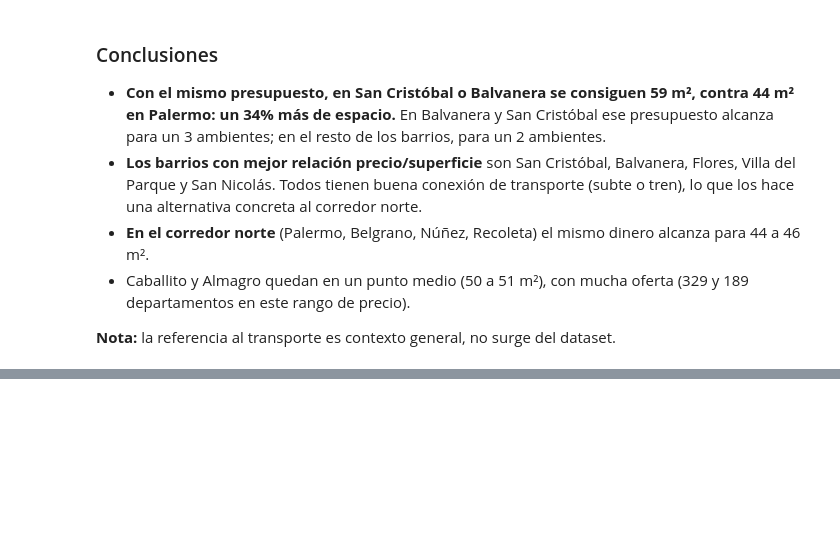
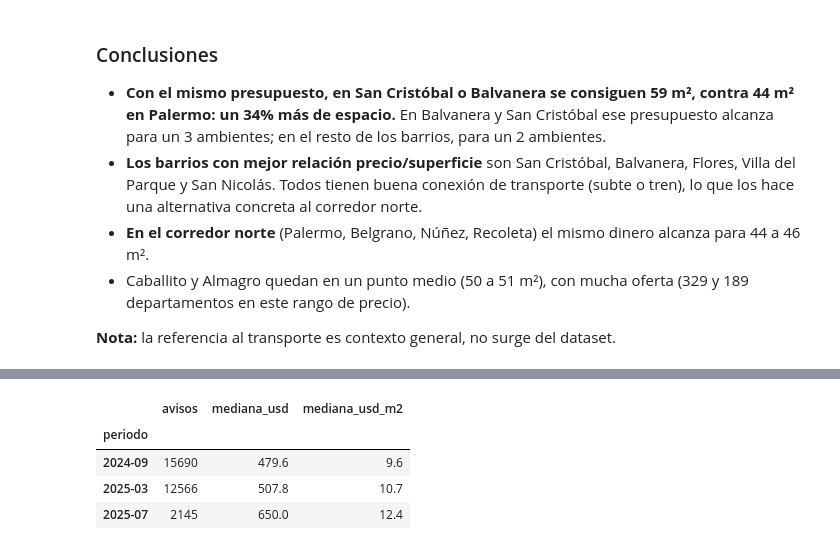
Before and after one commit to magaliorellana01/radar-inmobiliario-caba, a Jupyter notebook: notebooks/02_analisis.ipynb, the cells around one changed output, grey strips where cells are left out. Saved outputs shown, nothing was run; the diff lists cells and outputs as text; code cells hidden in the pictures; blank space fills up the shorter version.

```diff
--- a/notebooks/02_analisis.ipynb
+++ b/notebooks/02_analisis.ipynb
@@ -239,0 +252,28 @@ guardar(fig, "05_m2_con_presupuesto");
+# %%
+from src.analysis import (
+    cambios_mismo_aviso,
+    inflacion_acumulada,
+    pct_en_usd_composicion_fija,
+    pct_en_usd_por_ambientes,
+    una_por_periodo,
+    variacion_composicion_fija,
+)
+from src.charts import pct_usd_por_tipologia, variaciones_vs_referencias
+
+periodos = una_por_periodo(df)
+periodos["pesos_m2"] = periodos["precio_usd_m2"] * periodos["tc"]
+
+inflacion = pd.read_csv("../data/external/inflacion.csv")
+tipo_cambio = pd.read_csv("../data/external/tipo_cambio.csv", parse_dates=["fecha"]).set_index("fecha")
+
+periodos.groupby("periodo").agg(
+    avisos=("id", "size"),
+    mediana_usd=("precio_usd", "median"),
+    mediana_usd_m2=("precio_usd_m2", "median"),
+)
+# %% [output]
+|  | avisos | mediana_usd | mediana_usd_m2 |
+| periodo |  |  |  |
+| 2024-09 | 15690 | 479.6 | 9.6 |
+| 2025-03 | 12566 | 507.8 | 10.7 |
+| 2025-07 | 2145 | 650.0 | 12.4 |
```
Also changed, not shown: parts of 12 cells of this notebook, 2 other files.
